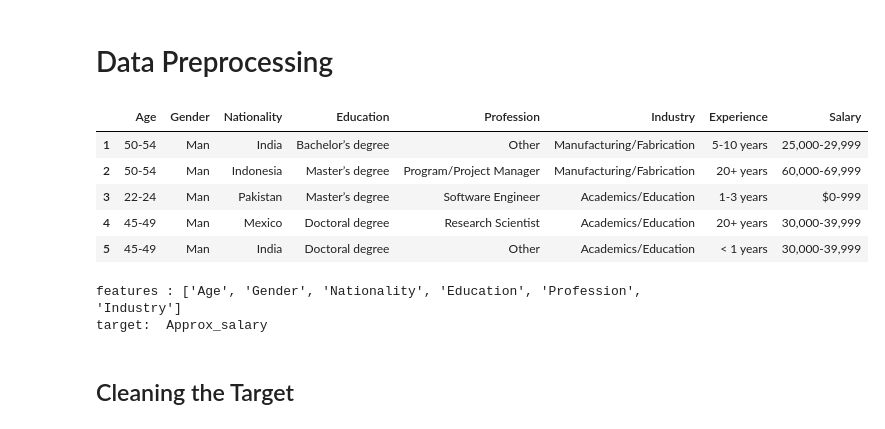
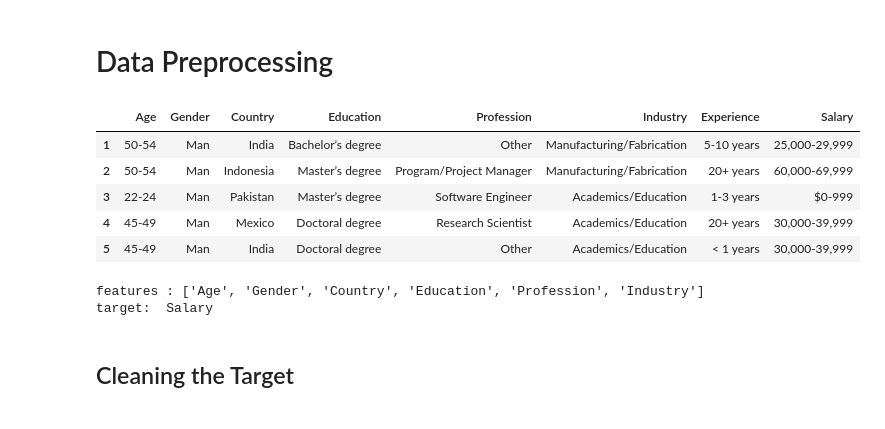
Before and after one commit to StephRoos/Data-Science, a Jupyter notebook: Kaggle_Survey/2021_Kaggle_Survey_Analysis.ipynb, the cells around one changed output. Saved outputs shown, nothing was run; the diff lists cells and outputs as text; code cells hidden in the pictures.

```diff
--- a/Kaggle_Survey/2021_Kaggle_Survey_Analysis.ipynb
+++ b/Kaggle_Survey/2021_Kaggle_Survey_Analysis.ipynb
@@ -351,12 +351,12 @@ The majority of Kagglers have less than 3 years of coding experience
 # %%
 # Create DataFrame for Modelling
 
 df = df_a[['Q1', 'Q2', 'Q3', 'Q4', 'Q5', 'Q20', 'Q6', 'Q25']]
-df.columns = ['Age', 'Gender', 'Nationality', 'Education', 'Profession', 'Industry', 'Experience', 'Salary']
+df.columns = ['Age', 'Gender', 'Country', 'Education', 'Profession', 'Industry', 'Experience', 'Salary']
 
 df.head()
 # %% [output]
-|  | Age | Gender | Nationality | Education | Profession | Industry | Experience | Salary |
+|  | Age | Gender | Country | Education | Profession | Industry | Experience | Salary |
 | 1 | 50-54 | Man | India | Bachelor’s degree | Other | Manufacturing/Fabrication | 5-10 years | 25,000-29,999 |
 | 2 | 50-54 | Man | Indonesia | Master’s degree | Program/Project Manager | Manufacturing/Fabrication | 20+ years | 60,000-69,999 |
 | 3 | 22-24 | Man | Pakistan | Master’s degree | Software Engineer | Academics/Education | 1-3 years | $0-999 |
@@ -369,8 +369,8 @@ target = df.columns[7]
 print('features :', features)
 print('target: ', target)
 # %% [output]
-features : ['Age', 'Gender', 'Nationality', 'Education', 'Profession', 'Industry']
-target:  Approx_salary
+features : ['Age', 'Gender', 'Country', 'Education', 'Profession', 'Industry']
+target:  Salary
 # %% [markdown]
 ## Cleaning the Target
 # %%
```
Also changed, not shown: parts of 34 cells of this notebook.
